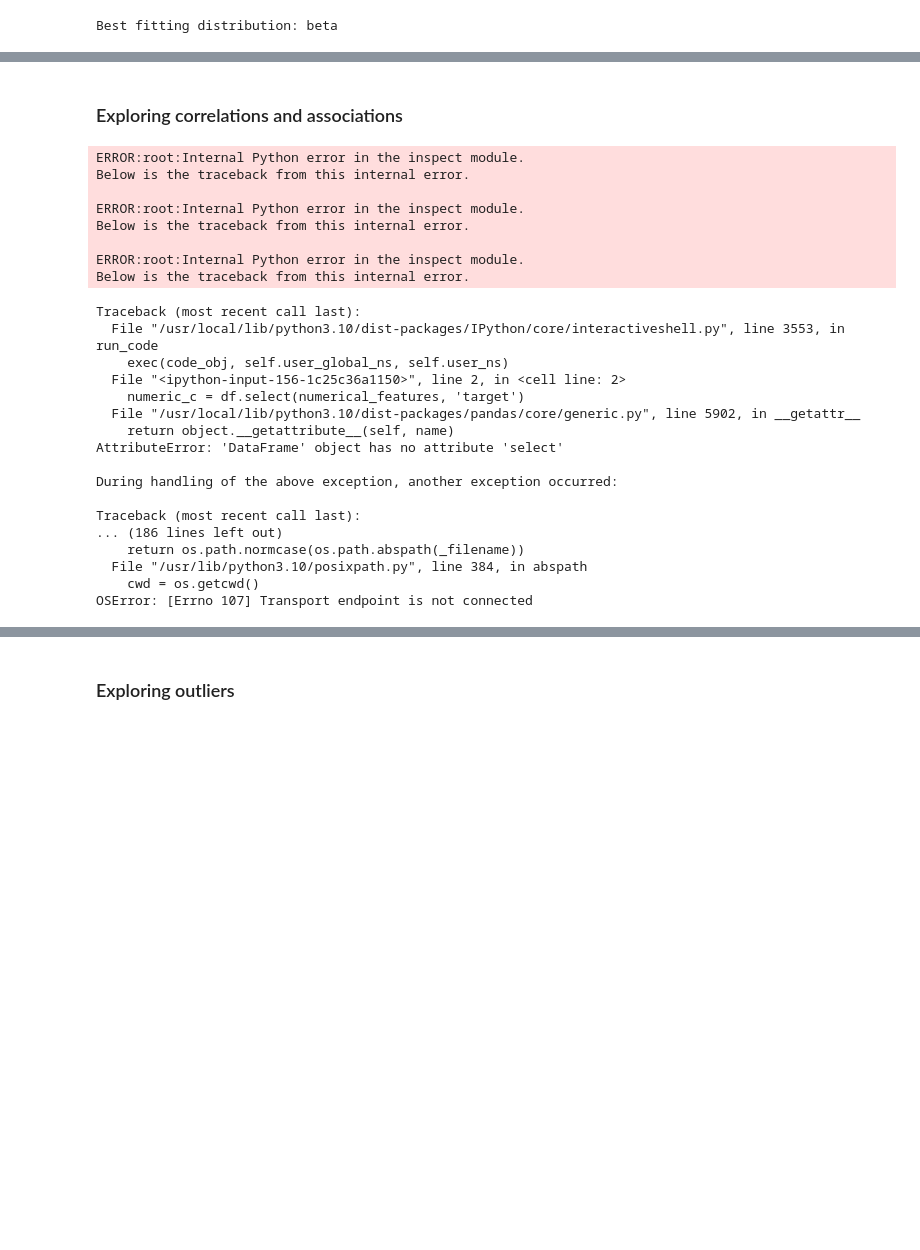
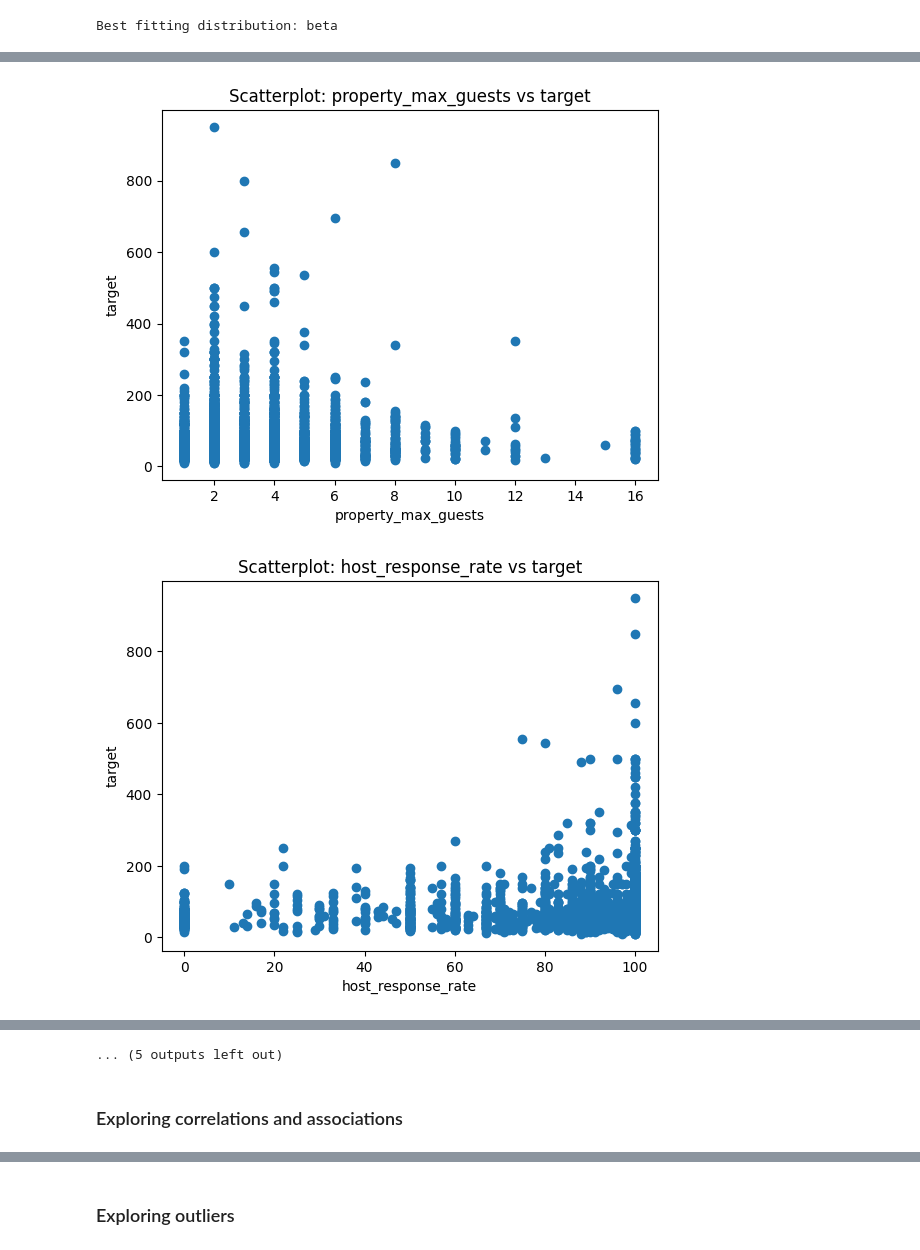
Before and after one commit to davidfrostcruz/advance_analytics, a Jupyter notebook: assignment_tabular_data.ipynb, the cells around one changed output, grey strips where cells are left out. Drawn from its saved outputs; the diff is of its cells as text; code cells hidden in the pictures; blank space fills up the shorter version.

```diff
--- a/assignment_tabular_data.ipynb
+++ b/assignment_tabular_data.ipynb
@@ -527,0 +636,15 @@ univariate_plotting(df, "target")
+# %%
+def scatterplots(df, numerical_features, target_feature):
+    for feature in numerical_features:
+        if feature != target_feature:
+            plt.figure()
+            plt.scatter(df[feature], df[target_feature])
+            plt.xlabel(feature)
+            plt.ylabel(target_feature)
+            plt.title(f"Scatterplot: {feature} vs {target_feature}")
+            plt.show()
+# %%
+scatterplots(df, numerical_features, 'target')
+# %% [output]
+[figure, added]
+[figure, added]
@@ -528,33 +661,3 @@ univariate_plotting(df, "target")
+... (5 outputs left out)
 # %% [markdown]
 ### Exploring correlations and associations
-# %%
-# Selecting numerical features
-numeric_c = df.select(numerical_features + ['target'])
-# Numerical correlations
-numeric_corr_target = correlation_heatmap(numeric_c)
-# %% [output]
-ERROR:root:Internal Python error in the inspect module.
-Below is the traceback from this internal error.
-
-ERROR:root:Internal Python error in the inspect module.
-Below is the traceback from this internal error.
-
-ERROR:root:Internal Python error in the inspect module.
-Below is the traceback from this internal error.
-Traceback (most recent call last):
-  File "/usr/local/lib/python3.10/dist-packages/IPython/core/interactiveshell.py", line 3553, in run_code
-    exec(code_obj, self.user_global_ns, self.user_ns)
-  File "<ipython-input-156-1c25c36a1150>", line 2, in <cell line: 2>
-    numeric_c = df.select(numerical_features, 'target')
-  File "/usr/local/lib/python3.10/dist-packages/pandas/core/generic.py", line 5902, in __getattr__
-    return object.__getattribute__(self, name)
-AttributeError: 'DataFrame' object has no attribute 'select'
-
-During handling of the above exception, another exception occurred:
-
-Traceback (most recent call last):
-... (186 lines left out)
-    return os.path.normcase(os.path.abspath(_filename))
-  File "/usr/lib/python3.10/posixpath.py", line 384, in abspath
-    cwd = os.getcwd()
-OSError: [Errno 107] Transport endpoint is not connected
```
Also changed, not shown: parts of 101 cells of this notebook.
